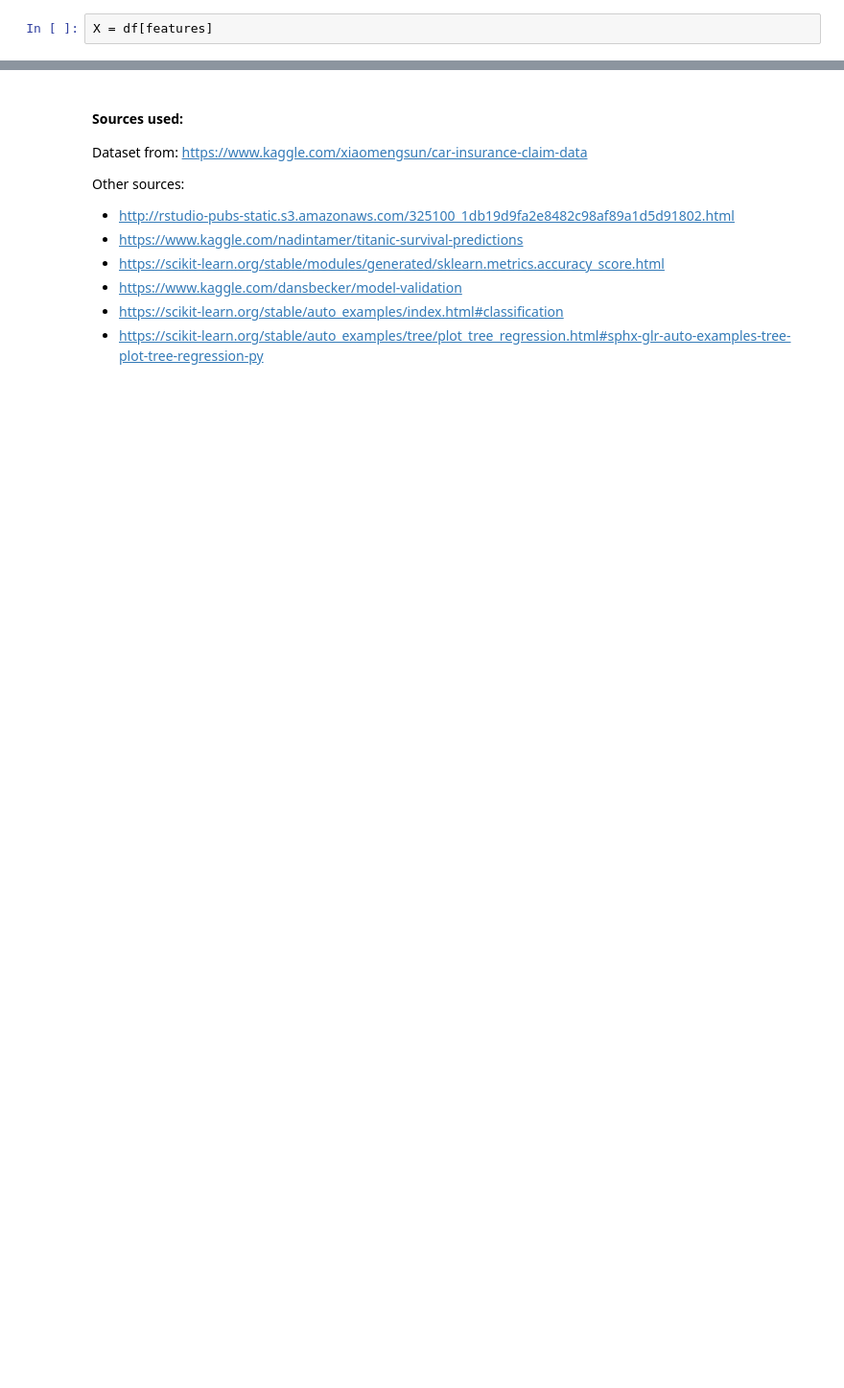
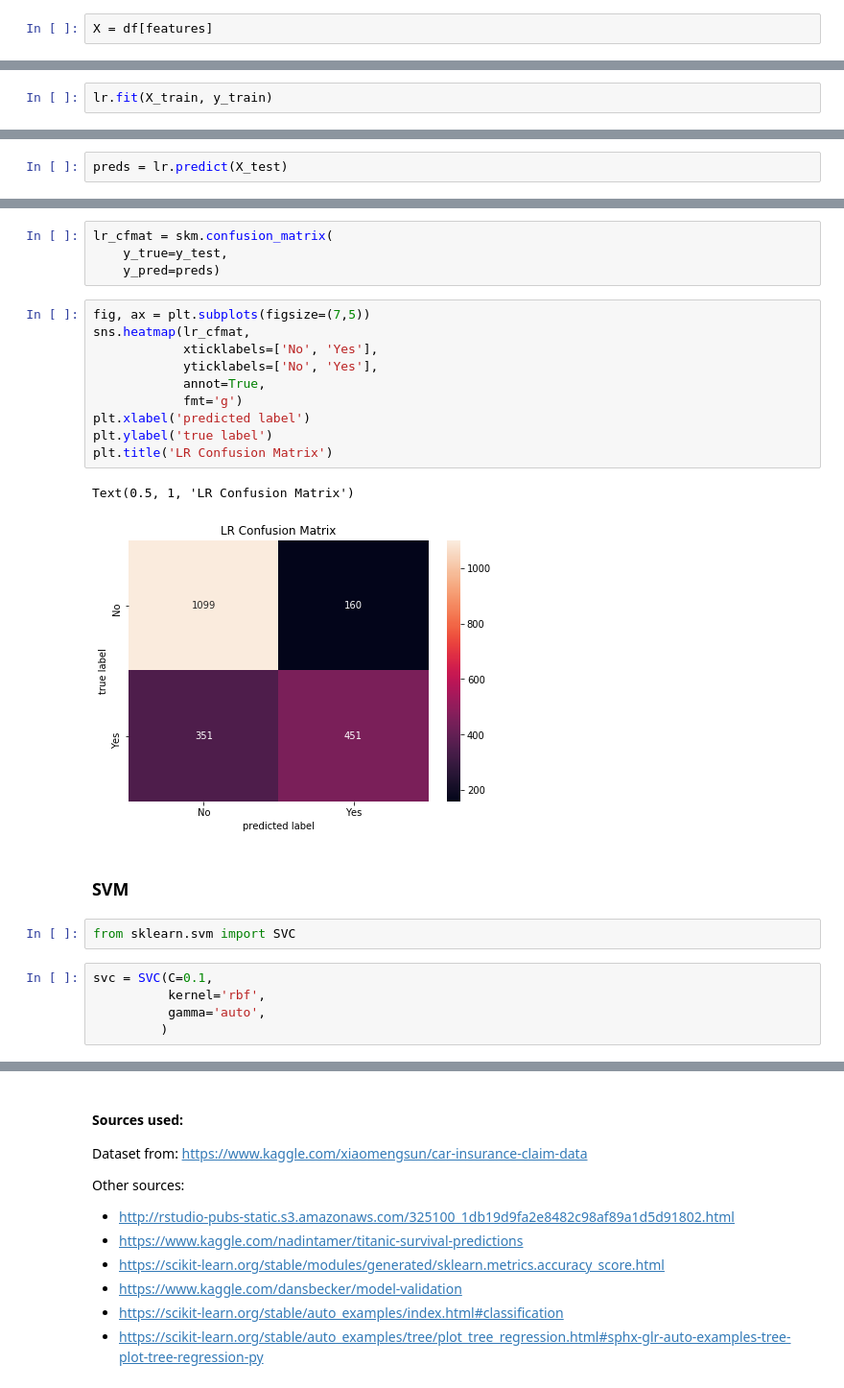
Before and after one commit to akashmavle5/EDA-ML-Car-Insurance, a Jupyter notebook: EDA and Machine Learning - Car Insurance Claims.ipynb, the cells around one changed output, grey strips where cells are left out. Shown at 96% size. Drawn from its saved outputs; the diff is of its cells as text; blank space fills up the shorter version.

```diff
--- a/EDA and Machine Learning - Car Insurance Claims.ipynb
+++ b/EDA and Machine Learning - Car Insurance Claims.ipynb
@@ -640,0 +694,2 @@ The highest accuracy score achieved was 75%, using the Logistic Regression algor
+# %%
+lr.fit(X_train, y_train)
@@ -640,0 +702,2 @@ The highest accuracy score achieved was 75%, using the Logistic Regression algor
+# %%
+preds = lr.predict(X_test)
@@ -640,0 +716,26 @@ The highest accuracy score achieved was 75%, using the Logistic Regression algor
+# %%
+lr_cfmat = skm.confusion_matrix(
+    y_true=y_test,
+    y_pred=preds)
+# %%
+fig, ax = plt.subplots(figsize=(7,5))
+sns.heatmap(lr_cfmat,
+            xticklabels=['No', 'Yes'],
+            yticklabels=['No', 'Yes'],
+            annot=True,
+            fmt='g')
+plt.xlabel('predicted label')
+plt.ylabel('true label')
+plt.title('LR Confusion Matrix')
+# %% [output]
+Text(0.5, 1, 'LR Confusion Matrix')
+[figure, added]
+# %% [markdown]
+### SVM
+# %%
+from sklearn.svm import SVC
+# %%
+svc = SVC(C=0.1,
+          kernel='rbf',
+          gamma='auto',
+         )
```
Also changed, not shown: parts of 91 cells of this notebook.
